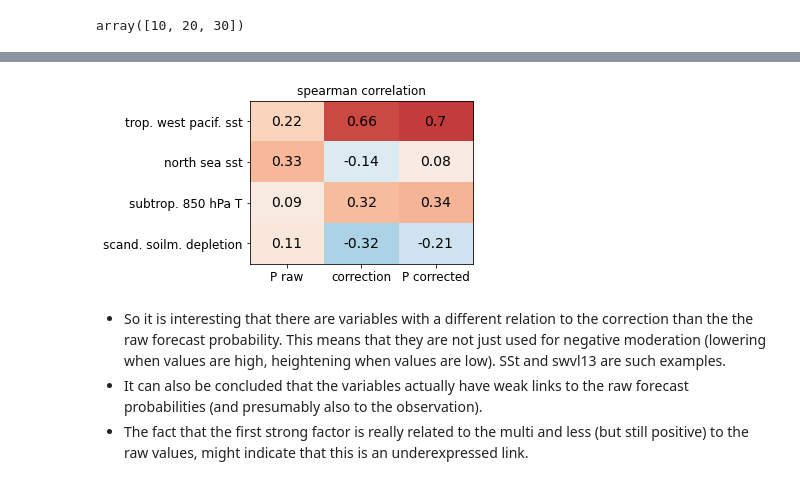
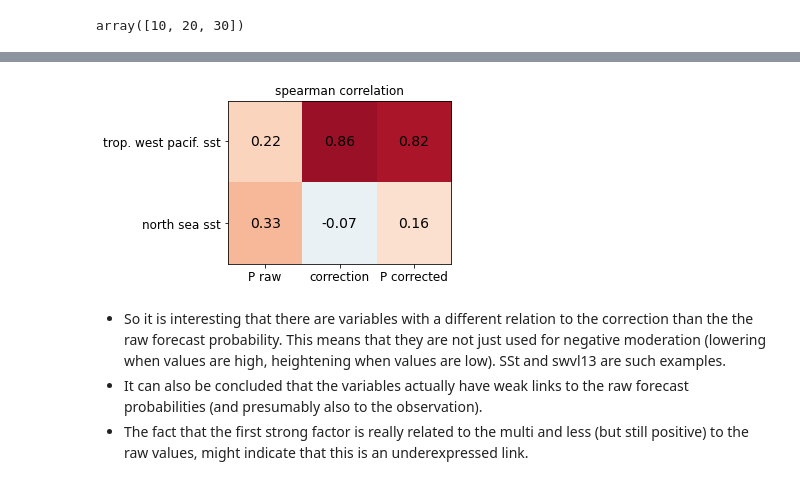
Before and after one commit to chiemvs/Hybrid, a Jupyter notebook: notebooks/model_behavior.ipynb, the cells around one changed output, grey strips where cells are left out. Saved outputs shown, nothing was run; the diff lists cells and outputs as text; code cells hidden in the pictures.

```diff
--- a/notebooks/model_behavior.ipynb
+++ b/notebooks/model_behavior.ipynb
@@ -21,8 +22,11 @@ from Hybrid.interpretation import combine_input_output, composite_extremes, mode
 # %%
 focus_class = -1 # Index of the class to be scored
+npreds = 2
 name = 'tg-anom_JJA_45r1_31D-roll-mean_q0.5_sep12-15'
 #name = 'tg-ex-q0.75-21D_ge7D_sep12-15'
-prepared_data, constructor = default_prep(predictandname=name, npreds = 4, use_jmeasure=False, focus_class = focus_class)
+prepared_data, constructor = default_prep(predictandname=name, npreds = npreds, use_jmeasure=False, focus_class = focus_class)
+aliases = np.array(['trop. west pacif. sst','north sea sst','subtrop. 850 hPa T','scand. soilm. depletion'])[:npreds]
+aliases = pd.Series(aliases, index = prepared_data.crossval.X_trainval.columns.to_flat_index())
 # %% [output]
 fitting a new feature scaler
 fitting a new time scaler
@@ -176,22 +158,22 @@ tab.columns = cols
 # %%
 fig, ax = plt.subplots(figsize = (4,3), facecolor = 'white')
 im = ax.imshow(tab.values, vmin = -1, vmax = 1, cmap = 'RdBu_r', aspect = 'auto')
 
 # Show all ticks and label them with the respective list entries
 ax.set_xticks(np.arange(len(tab.columns)))
 ax.set_xticklabels(tab.columns.to_flat_index().values, size = 12)
 ax.set_yticks(np.arange(len(tab.index)))
 ax.set_yticklabels(tab.index.to_flat_index().values, size = 12)
 ax.set_title(f'{what} correlation')
 
-for i, index in enumerate(tab.index):
+for i, var in enumerate(tab.index):
     for j, col in enumerate(tab.columns):
-        ax.text(j,i,str(tab.loc[index,col]), horizontalalignment='center',verticalalignment='center',size = 14)
+        ax.text(j,i,str(tab.loc[var,col]), horizontalalignment='center',verticalalignment='center',size = 14)
 
 # Rotate the tick labels and set their alignment.
 #plt.setp(ax.get_xticklabels(), rotation=15, ha="right",rotation_mode="anchor")
 # %% [output]
-[figure, old version]
+[figure, new version]
 # %% [markdown]
 * So it is interesting that there are variables with a different relation to the correction than the the raw forecast probability. This means that they are not just used for negative moderation (lowering when values are high, heightening when values are low). SSt and swvl13 are such examples.
 * It can also be concluded that the variables actually have weak links to the raw forecast probabilities (and presumably also to the observation).
```
Also changed, not shown: parts of 22 cells of this notebook, 3 other files.
